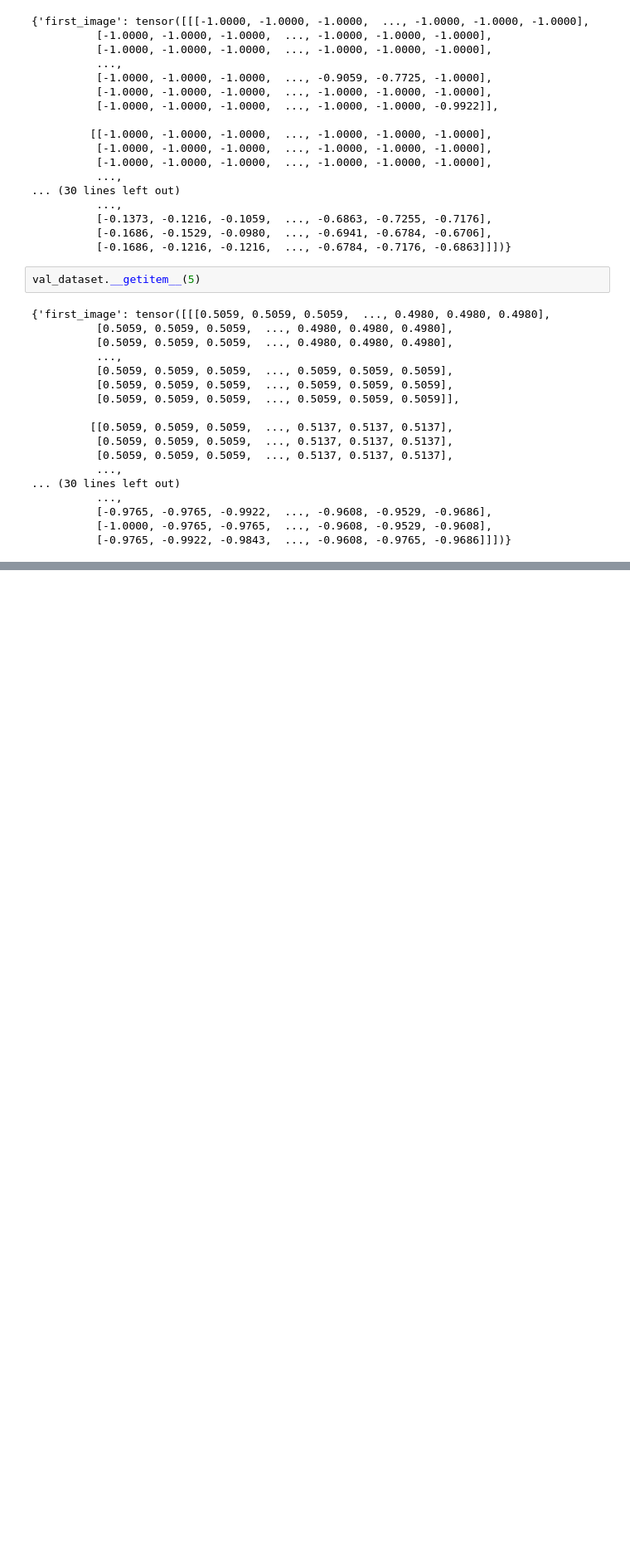
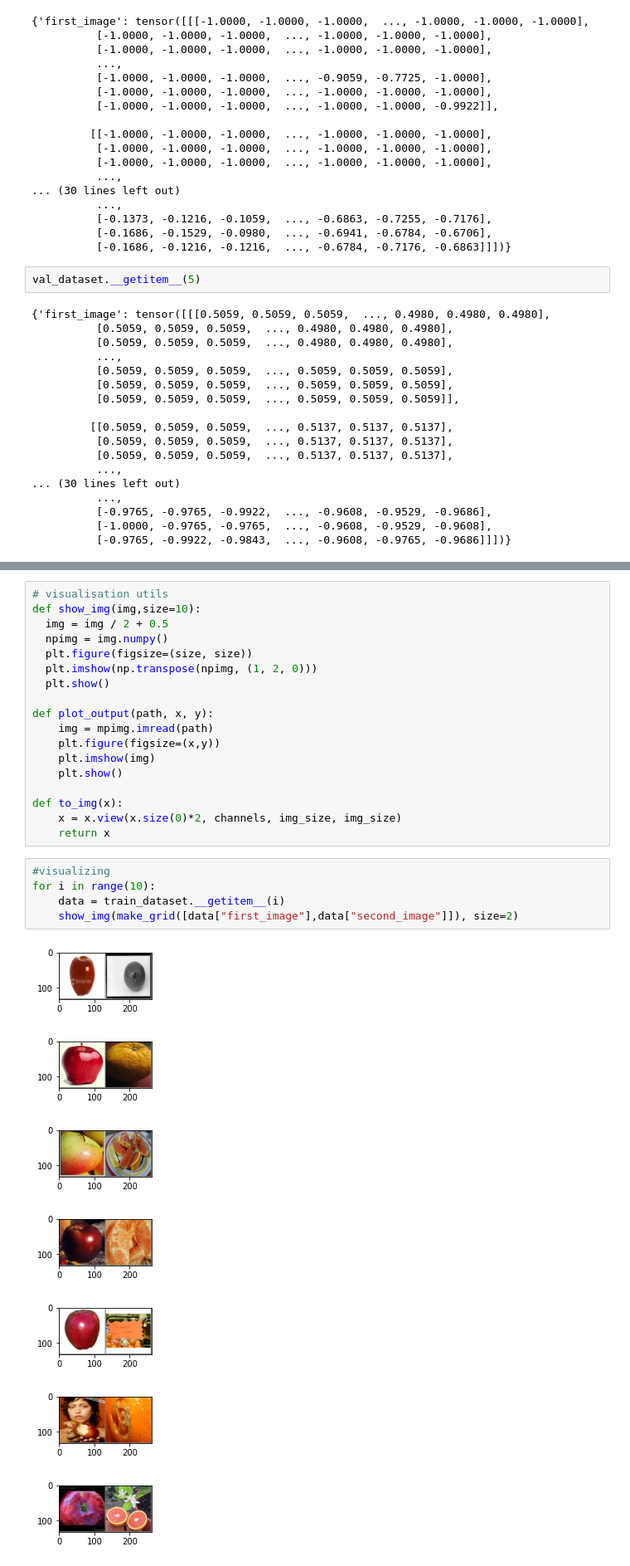
Before and after one commit to Suraj520/data-science, a Jupyter notebook: 02-deep-learning/40-cycle-gan/notebook.ipynb, the cells around one changed output, grey strips where cells are left out. Shown at 83% size. Cells and saved outputs as stored; diff of their text form; blank space fills up the shorter version.

```diff
--- a/02-deep-learning/40-cycle-gan/notebook.ipynb
+++ b/02-deep-learning/40-cycle-gan/notebook.ipynb
@@ -168,0 +173,31 @@ torch.Size([32, 3, 128, 128]) torch.Size([32, 3, 128, 128])
+# %%
+# visualisation utils
+def show_img(img,size=10):
+  img = img / 2 + 0.5
+  npimg = img.numpy()
+  plt.figure(figsize=(size, size))
+  plt.imshow(np.transpose(npimg, (1, 2, 0)))
+  plt.show()
+
+def plot_output(path, x, y):
+    img = mpimg.imread(path)
+    plt.figure(figsize=(x,y))
+    plt.imshow(img)
+    plt.show()
+
+def to_img(x):
+    x = x.view(x.size(0)*2, channels, img_size, img_size)
+    return x
+# %%
+#visualizing
+for i in range(10):
+    data = train_dataset.__getitem__(i)
+    show_img(make_grid([data["first_image"],data["second_image"]]), size=2)
+# %% [output]
+[figure, added]
+[figure, added]
+[figure, added]
+[figure, added]
+[figure, added]
+[figure, added]
+[figure, added]
```
Also changed, not shown: parts of 14 cells of this notebook.
